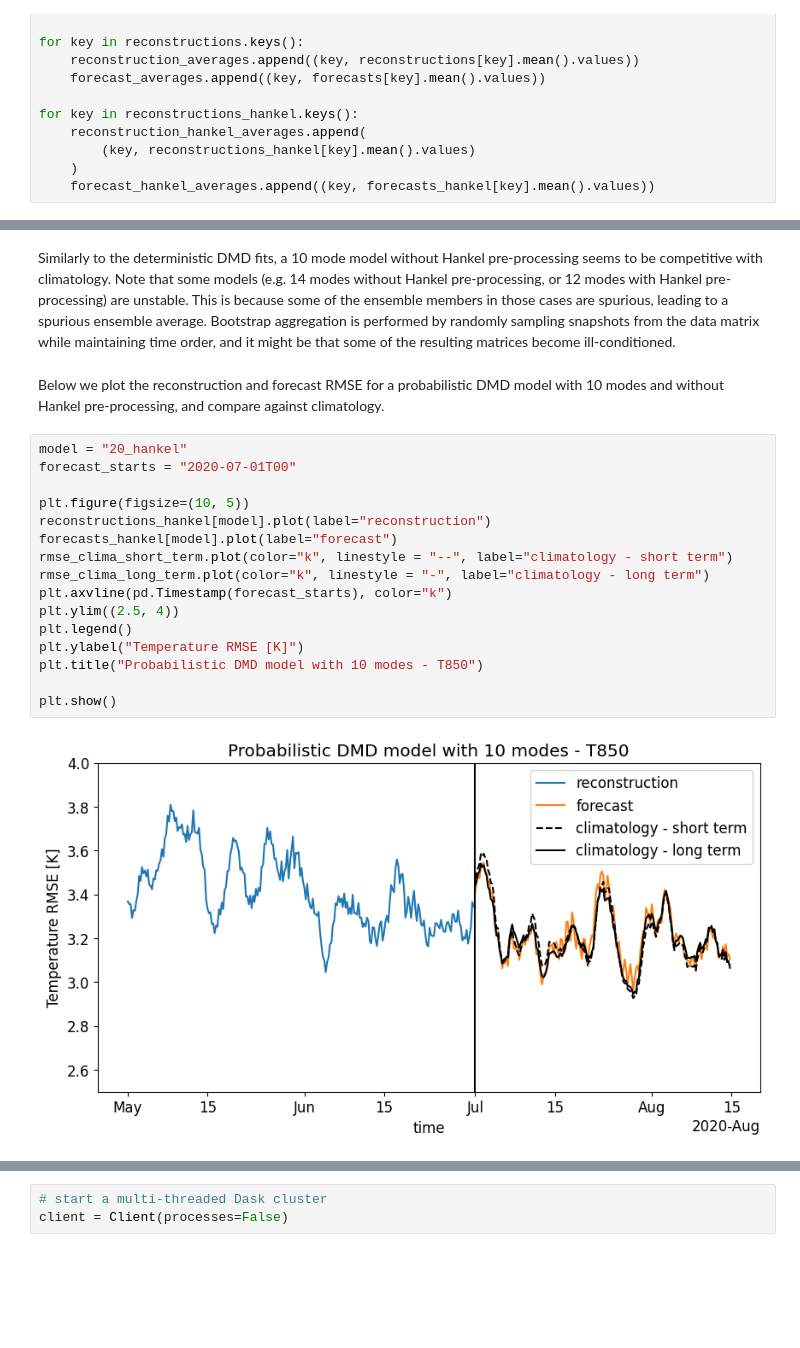
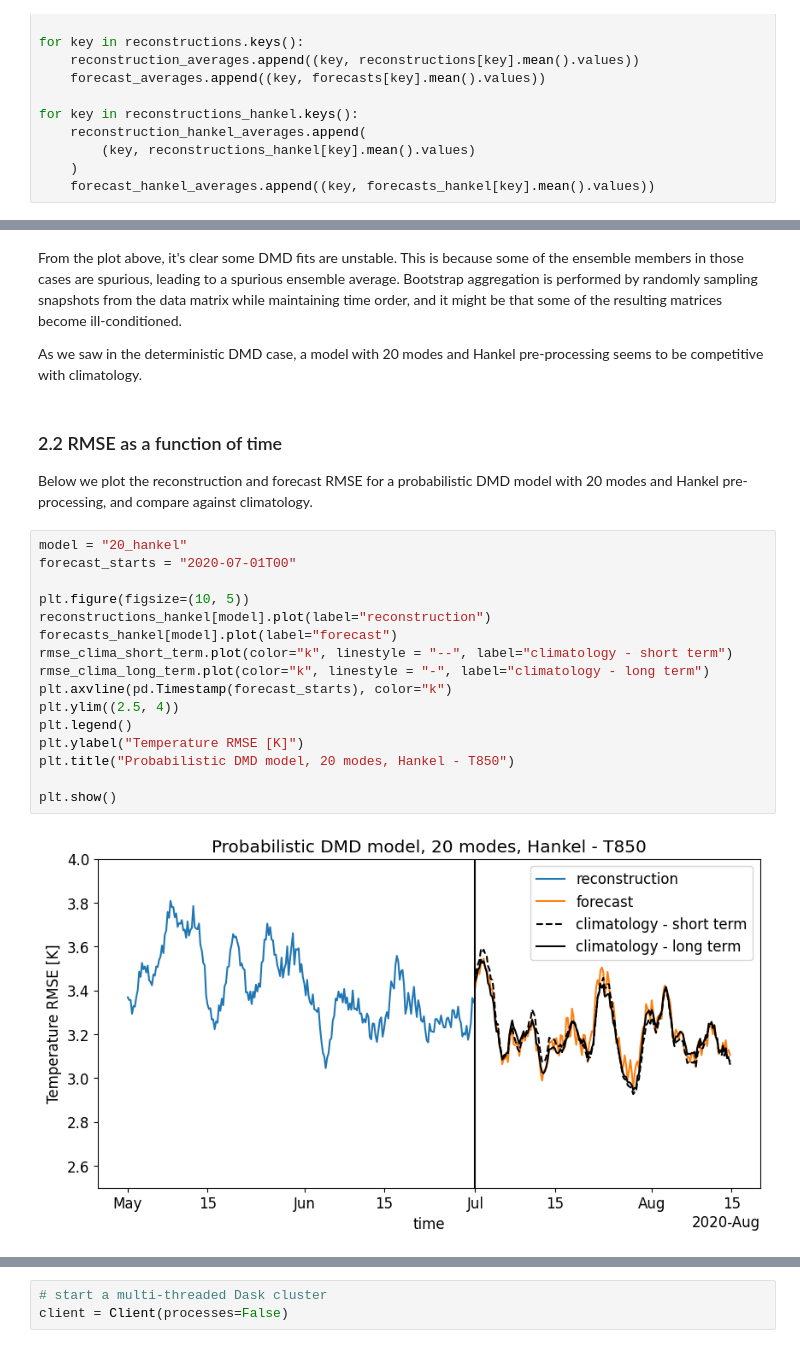
Before and after one commit to SVDROM/grid-search, a Jupyter notebook: evaluation_summer_2020.ipynb, the cells around one changed output, grey strips where cells are left out. Saved outputs shown, nothing was run; the diff lists cells and outputs as text; blank space fills up the shorter version.

```diff
--- a/evaluation_summer_2020.ipynb
+++ b/evaluation_summer_2020.ipynb
@@ -372,22 +405,26 @@ plt.show()
 # %% [markdown]
-Similarly to the deterministic DMD fits, a 10 mode model without Hankel pre-processing seems to be competitive with climatology. Note that some models (e.g. 14 modes without Hankel pre-processing, or 12 modes with Hankel pre-processing) are unstable. This is because some of the ensemble members in those cases are spurious, leading to a spurious ensemble average. Bootstrap aggregation is performed by randomly sampling snapshots from the data matrix while maintaining time order, and it might be that some of the resulting matrices become ill-conditioned.
+From the plot above, it's clear some DMD fits are unstable. This is because some of the ensemble members in those cases are spurious, leading to a spurious ensemble average. Bootstrap aggregation is performed by randomly sampling snapshots from the data matrix while maintaining time order, and it might be that some of the resulting matrices become ill-conditioned.
+
+As we saw in the deterministic DMD case, a model with 20 modes and Hankel pre-processing seems to be competitive with climatology.
 # %% [markdown]
-Below we plot the reconstruction and forecast RMSE for a probabilistic DMD model with 10 modes and without Hankel pre-processing, and compare against climatology.
+### 2.2 RMSE as a function of time
+
+Below we plot the reconstruction and forecast RMSE for a probabilistic DMD model with 20 modes and Hankel pre-processing, and compare against climatology.
 # %%
 model = "20_hankel"
 forecast_starts = "2020-07-01T00"
 
 plt.figure(figsize=(10, 5))
 reconstructions_hankel[model].plot(label="reconstruction")
 forecasts_hankel[model].plot(label="forecast")
 rmse_clima_short_term.plot(color="k", linestyle = "--", label="climatology - short term")
 rmse_clima_long_term.plot(color="k", linestyle = "-", label="climatology - long term")
 plt.axvline(pd.Timestamp(forecast_starts), color="k")
 plt.ylim((2.5, 4))
 plt.legend()
 plt.ylabel("Temperature RMSE [K]")
-plt.title("Probabilistic DMD model with 10 modes - T850")
+plt.title("Probabilistic DMD model, 20 modes, Hankel - T850")
 
 plt.show()
 # %% [output]
-[figure, old version]
+[figure, new version]
```
Also changed, not shown: parts of 39 cells of this notebook.
